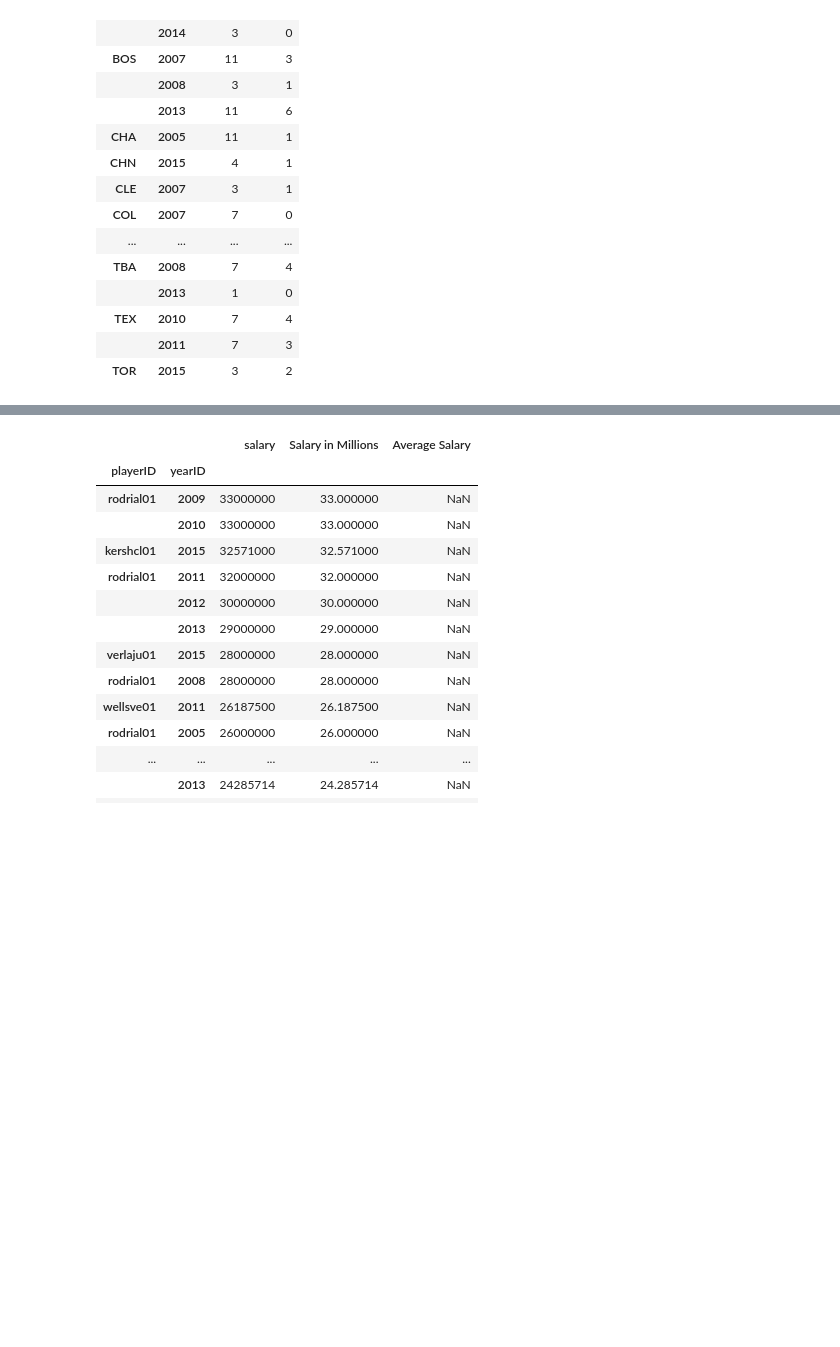
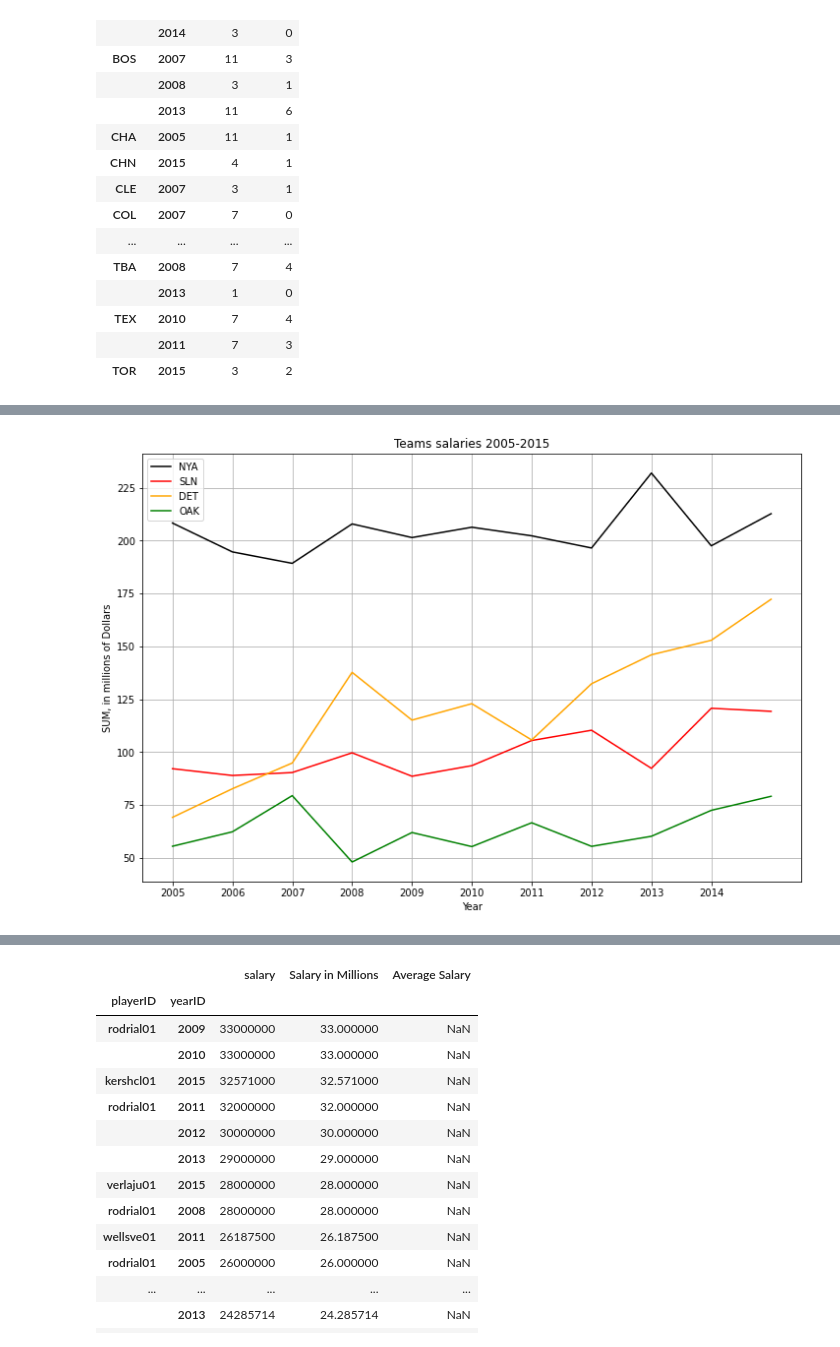
Before and after one commit to eerofeeva/BaseballMadness, a Jupyter notebook: baseball_challege.ipynb, the cells around one changed output, grey strips where cells are left out. Cells and saved outputs as stored; diff of their text form; code cells hidden in the pictures; blank space fills up the shorter version.

```diff
--- a/baseball_challege.ipynb
+++ b/baseball_challege.ipynb
@@ -271,3 +283,20 @@ top_ten_mean
+# %%
+plt.figure(figsize =[12,8])
+nyaS = plt.plot(nya_sum.index, nya_sum, color='black', label='NYA')
+slnS = plt.plot(sln_sum.index, sln_sum, color="red", label='SLN')
+detS = plt.plot(det_sum.index, det_sum, color="orange", label='DET')
+oakS = plt.plot(oak_sum.index, oak_sum, color="green", label='OAK')
+
+plt.title("Teams salaries 2005-2015")
+plt.xlabel("Year")
+plt.ylabel("SUM, in millions of Dollars")
+plt.grid(b=True)
+plt.xticks(np.arange(2005,2015,step=1))
+plt.legend()
+
+plt.show()
+# %% [output]
+[figure, added]
 # %%
 top_ten_sum
 # %% [output]
```
Also changed, not shown: parts of 24 cells of this notebook.
